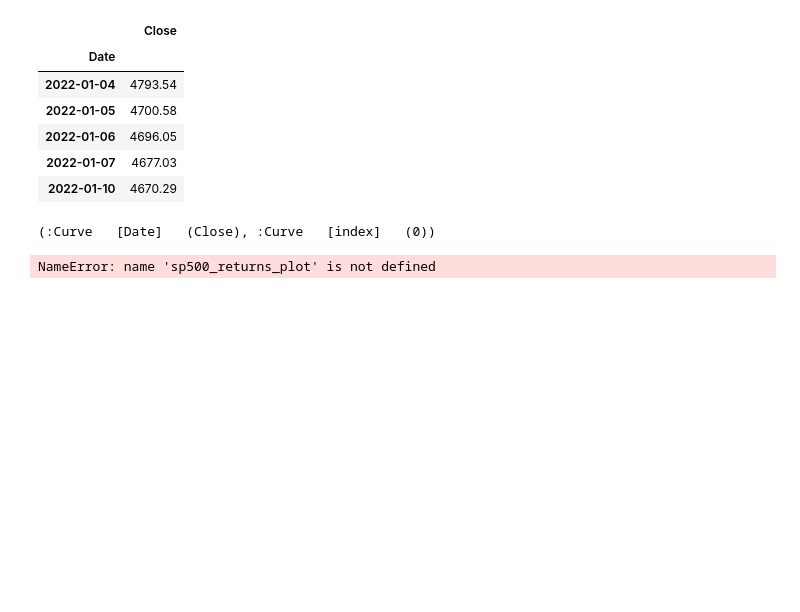
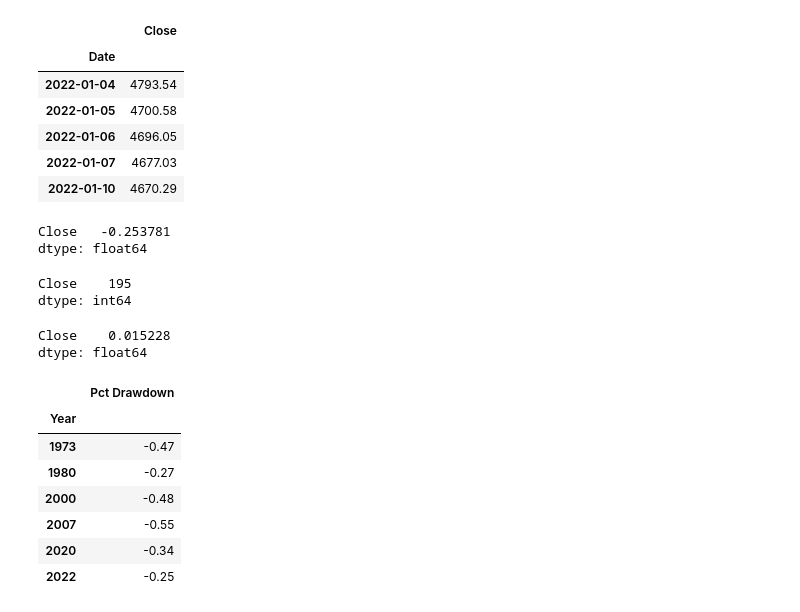
Before and after one commit to jdonnelly0804/Project-1-, a Jupyter notebook: Jason Test/SP500_BMSD.ipynb, the cells around one changed output. Saved outputs shown, nothing was run; the diff lists cells and outputs as text; code cells hidden in the pictures; blank space fills up the shorter version.

Commit message:
SP500_Drawdown_Review

```diff
--- a/Jason Test/correlation_mapping.ipynb
+++ b/Jason Test/SP500_BMSD.ipynb
@@ -154,29 +226,40 @@ sp500_bm6_df.head()
 | 2022-01-06 | 4696.05 |
 | 2022-01-07 | 4677.03 |
 | 2022-01-10 | 4670.29 |
-# %%
-# Plot the returns of each bear market data frame
-sp500_returns_plot = pd.concat(
-    sp500_bm1_daily_returns.hvplot.line(),
-    sp500_bm2_daily_returns.hvplot.line(),
-    sp500_bm3_daily_returns.hvplot.line(),
-    sp500_bm4_daily_returns.hvplot.line(),
-    sp500_bm5_daily_returns.hvplot.line(),
-    sp500_bm6_daily_returns.hvplot.line()
-    )
-# Plot the standard deviation of each bear market data frame
-sp500_std_plot = pd.concat(
-    sp500_bm1_std.hvplot.line(),
-    sp500_bm2_std.hvplot.line(),
-    sp500_bm3_std.hvplot.line(),
-    sp500_bm4_std.hvplot.line(),
-    sp500_bm5_std.hvplot.line(),
-    sp500_bm6_std.hvplot.line(),
-    )
-# %% [output]
-(:Curve   [Date]   (Close), :Curve   [index]   (0))
-# %%
-# Convert both plots to hvplots with preset axis
-sp500_returns_plot
-# %% [output]
-NameError: name 'sp500_returns_plot' is not defined
+# %%
+# Calculate avg % change of bear market (6 of 6)
+sp500_bm6_drawdown = (sp500_bm6_df.min()).divide(sp500_bm6_df.max())-1
+sp500_bm6_drawdown
+# %% [output]
+Close   -0.253781
+dtype: float64
+# %%
+# Calculate duration of bear market (6 of 6)
+sp500_bm6_drawdown_time = sp500_bm6_df.count()
+sp500_bm6_drawdown_time
+# %% [output]
+Close    195
+dtype: int64
+# %%
+# Calculate daily returns and volatility during bear market (6 of 6)
+sp500_bm6_daily_returns = sp500_bm6_df.pct_change()
+sp500_bm6_volatility = sp500_bm6_daily_returns.std()
+sp500_bm6_volatility
+# %% [output]
+Close    0.015228
+dtype: float64
+# %%
+# Create another df to build an hvplot tracing the drawdown impact of each bear market
+sp500_drawdown_data = [['1973', -0.47],['1980', -0.27],['2000', -0.48],['2007', -0.55],['2020', -0.34],['2022', -0.25]]
+sp500_drawdown_df = pd.DataFrame(sp500_drawdown_data, columns=['Year', 'Pct Drawdown'])
+sp500_drawdown_df = sp500_drawdown_df.set_index('Year')
+sp500_drawdown_df
+# %% [output]
+|  | Pct Drawdown |
+| Year |  |
+| 1973 | -0.47 |
+| 1980 | -0.27 |
+| 2000 | -0.48 |
+| 2007 | -0.55 |
+| 2020 | -0.34 |
+| 2022 | -0.25 |
```
Also changed, not shown: parts of 25 cells of this notebook.
